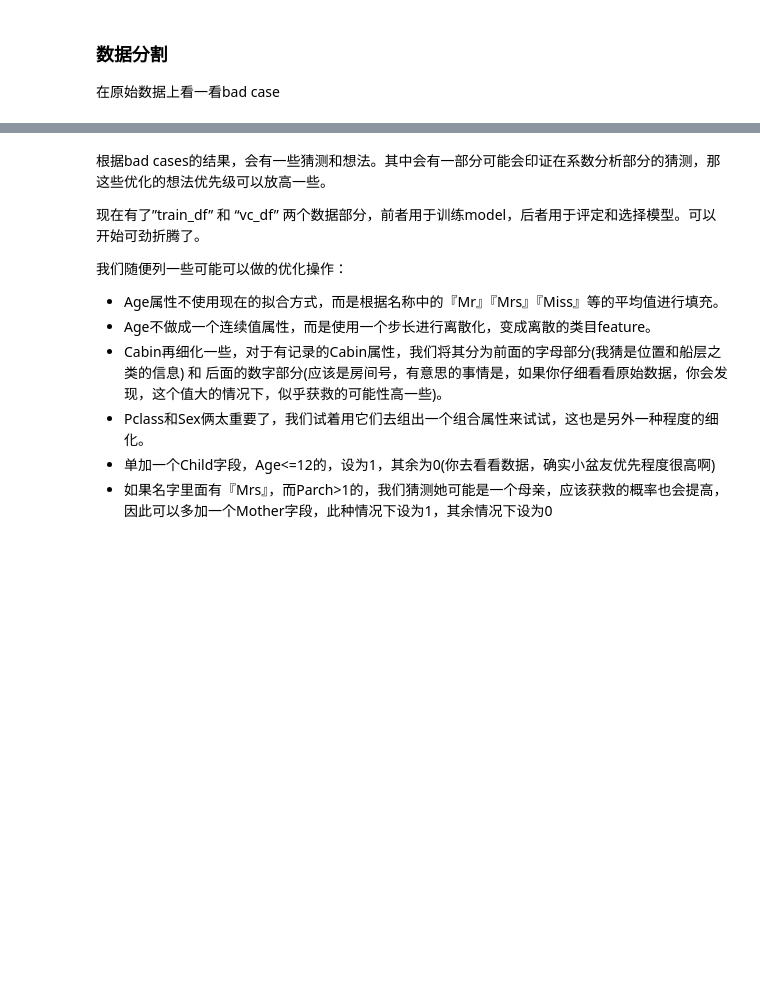
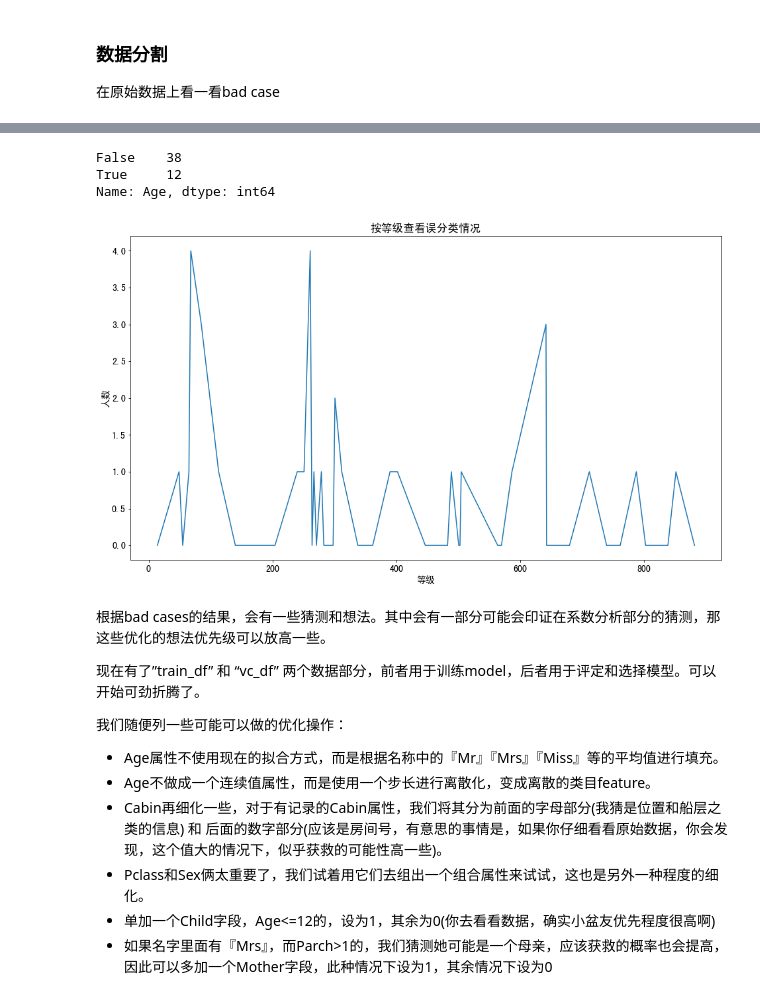
Before and after one commit to FantasyJXF/Kaggle, a Jupyter notebook: Titanic/Titanic_prediction.ipynb, the cells around one changed output, grey strips where cells are left out. Drawn from its saved outputs; the diff is of its cells as text; code cells hidden in the pictures; blank space fills up the shorter version.

```diff
--- a/Titanic/Titanic_prediction.ipynb
+++ b/Titanic/Titanic_prediction.ipynb
@@ -564,3 +618,25 @@ bad_cases
+# %%
+# 是否年龄未拟合好
+bad_cases.Age.isnull().value_counts()
+# %% [output]
+False    38
+True     12
+Name: Age, dtype: int64
+# %%
+#按等级查看误分类情况
+fig = plt.figure()
+fig.set(alpha=0.2)  # 设定图表颜色alpha参数
+
+Bad_SipSp = bad_cases.SibSp
+#df = pd.DataFrame(data = y, index = x)
+#df.plot(kind='bar', )
+Bad_SipSp.plot()
+plt.title(u"按等级查看误分类情况")
+plt.xlabel(u"等级")
+plt.ylabel(u"人数")
+plt.show()
+# %% [output]
+[figure, added]
 # %% [markdown]
 根据bad cases的结果，会有一些猜测和想法。其中会有一部分可能会印证在系数分析部分的猜测，那这些优化的想法优先级可以放高一些。
 
```
Also changed, not shown: parts of 12 cells of this notebook, 3 other files.
